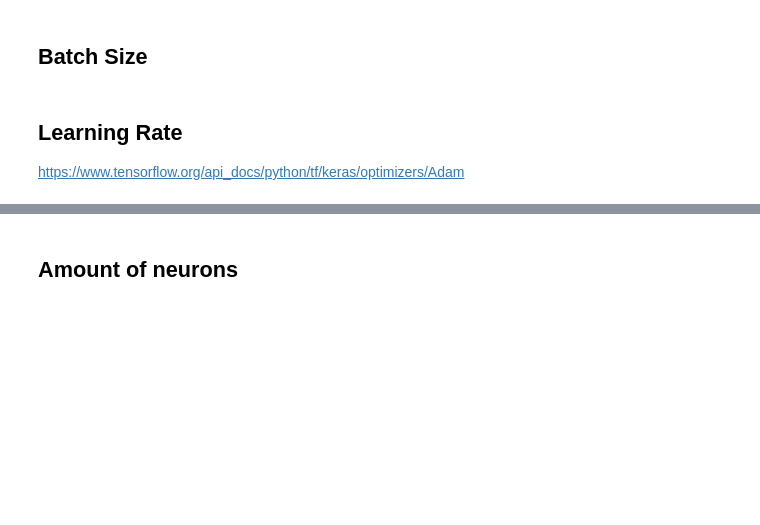
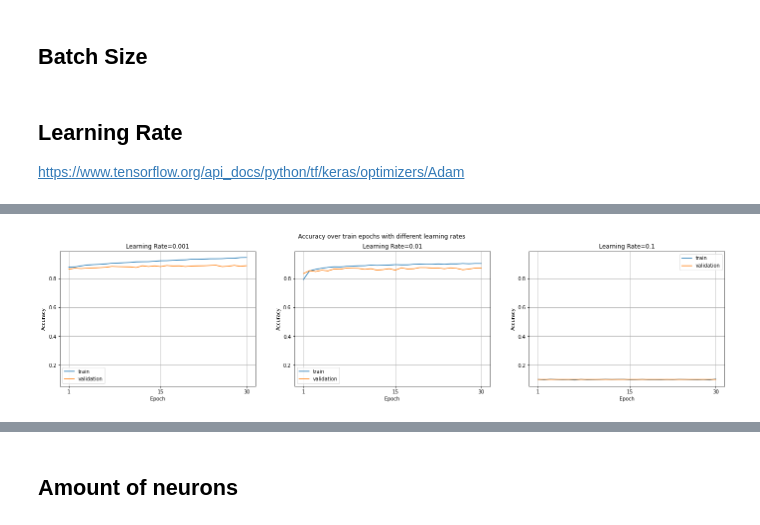
Before and after one commit to Ganymede23/UCSE-TP-ML-2022, a Jupyter notebook: tp3_fashion_mnist.ipynb, the cells around one changed output, grey strips where cells are left out. Drawn from its saved outputs; the diff is of its cells as text; code cells hidden in the pictures; blank space fills up the shorter version.

Commit message:
Prueba de learning rate en MLP (con outputs)

```diff
--- a/tp3_fashion_mnist.ipynb
+++ b/tp3_fashion_mnist.ipynb
@@ -623,0 +683,19 @@ mlp_3l_100.summary()
+# %%
+mlp_3l_100_lr001 = Sequential([
+    Rescaling(1/255, input_shape=(28,28,1)),
+    Flatten(),
+    Dense(100, activation='relu'),
+    Dense(100, activation='relu'),
+    Dense(100, activation='relu'),
+    Dense(OUTPUTS, activation='softmax'),
+])
+
+mlp_3l_100_lr001.compile(
+    optimizer=tf.keras.optimizers.Adam(
+        learning_rate=0.01,
+    ),
+    loss='sparse_categorical_crossentropy',
+    metrics=['accuracy',],
+)
+
+mlp_3l_100_lr001.summary()
@@ -623,0 +720,2 @@ mlp_3l_100.summary()
+# %%
+mlp_3l_100_lr001_fit = fit_model(mlp_3l_100_lr001)
@@ -623,0 +740,19 @@ mlp_3l_100.summary()
+# %%
+mlp_3l_100_lr01 = Sequential([
+    Rescaling(1/255, input_shape=(28,28,1)),
+    Flatten(),
+    Dense(100, activation='relu'),
+    Dense(100, activation='relu'),
+    Dense(100, activation='relu'),
+    Dense(OUTPUTS, activation='softmax'),
+])
+
+mlp_3l_100_lr01.compile(
+    optimizer=tf.keras.optimizers.Adam(
+        learning_rate=0.1,
+    ),
+    loss='sparse_categorical_crossentropy',
+    metrics=['accuracy',],
+)
+
+mlp_3l_100_lr01.summary()
@@ -623,0 +777,2 @@ mlp_3l_100.summary()
+# %%
+mlp_3l_100_lr01_fit = fit_model(mlp_3l_100_lr01, epochs=30)
@@ -623,0 +797,5 @@ mlp_3l_100.summary()
+# %%
+plot_model(model_1=mlp_3l_100_lr0001_fit, model_2=mlp_3l_100_lr001_fit, model_3=mlp_3l_100_lr01_fit,
+    title='Accuracy over train epochs with different learning rates', subtitle_1='Learning Rate=0.001', subtitle_2='Learning Rate=0.01', subtitle_3='Learning Rate=0.1')
+# %% [output]
+[figure, added]
```
Also changed, not shown: parts of 21 cells of this notebook.
